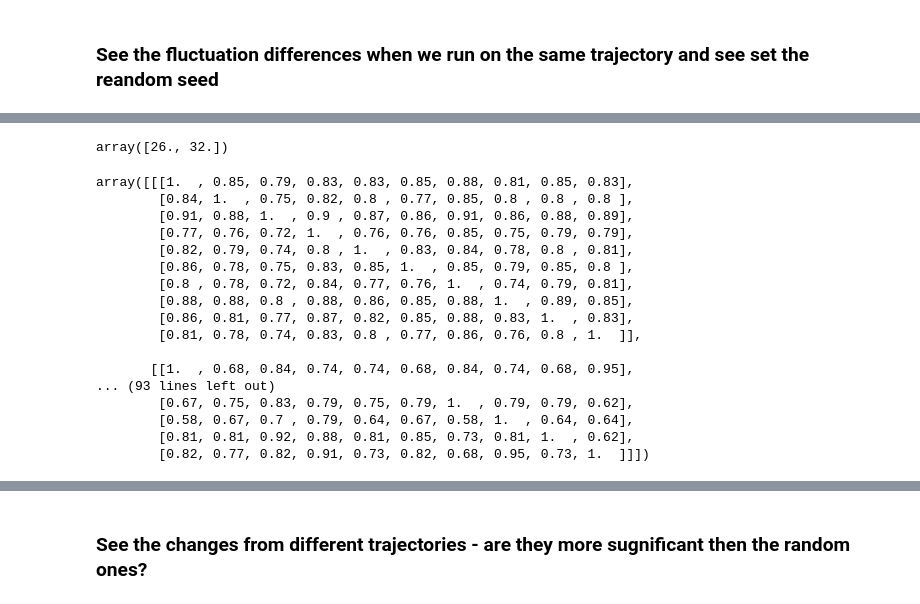
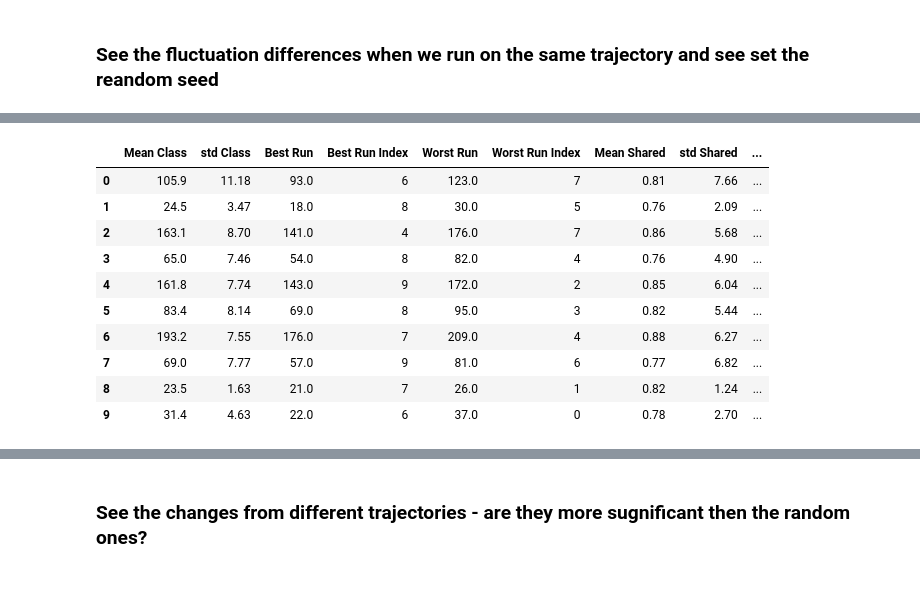
Before and after one commit to PopGalacticHistory/imagewalker, a Jupyter notebook: Fashion_MNIST_lowres_with_syclop_Random_Walk_confusion.ipynb, the cells around one changed output, grey strips where cells are left out. Cells and saved outputs as stored; diff of their text form; code cells hidden in the pictures.

```diff
--- a/Fashion_MNIST_lowres_with_syclop_Random_Walk_confusion.ipynb
+++ b/Fashion_MNIST_lowres_with_syclop_Random_Walk_confusion.ipynb
@@ -117,7 +118,7 @@ We are starting with a simple time series where the syclop starts from the same
 <br> Each time step the syclop will move one pixle up on the y axis, to a final point at (middle_point, middle_point + 10) and make a circular movement in the x direction.
 <br>
 # %%
-def create_dataset(images, labels, res, sample = 5, mixed_state = True, dvs = False):
+def create_dataset(images, labels, res, sample = 5, mixed_state = True, dvs = False, show = False):
     '''
     Creates a torch dataloader object of syclop outputs
     from a list of images and labels.
@@ -139,17 +140,18 @@ def create_dataset(images, labels, res, sample = 5, mixed_state = True, dvs = Fa
     ts_images = []
     dvs_images = []
     count = 0
-    #create subplot to hold examples from the dataset
-    fig, ax = plt.subplots(2,5)
-    i = 0 #indexises for the subplot for image and for syclop vision
+    if show:
+        #create subplot to hold examples from the dataset
+        fig, ax = plt.subplots(2,5)
+        i = 0 #indexises for the subplot for image and for syclop vision
     for img in images:
         orig_img = np.reshape(img,[28,28])
         #Set the padded image
         img=misc.build_mnist_padded(1./256*np.reshape(img,[1,28,28]))
-
-        if count < 5:
-            ax[0,i].imshow(orig_img)
-            ax[0,i].set_title(labels[count])
+        if show:
+            if count < 5:
+                ax[0,i].imshow(orig_img)
+                ax[0,i].set_title(labels[count])
         #Set the sensor and the agent
         scene = syc.Scene(image_matrix=img)
         sensor = syc.Sensor(winx=56,winy=56,centralwinx=28,centralwiny=28)
@@ -180,10 +182,11 @@ def create_dataset(images, labels, res, sample = 5, mixed_state = True, dvs = Fa
             imim.append(sensor.central_frame_view)
             dimim.append(sensor.central_dvs_view)
         #Create a unified matrix from the list
-        if count < 5:
-            ax[1,i].imshow(imim[0])
-            ax[1,i].set_title(labels[count])
-            i+=1
+        if show:
+            if count < 5:
+                ax[1,i].imshow(imim[0])
+                ax[1,i].set_title(labels[count])
+                i+=1
 
 
         imim = np.array(imim)
@@ -687,29 +778,16 @@ array([[[121., 103.,  96., 101., 101., 103., 107.,  98., 103., 101.],
-# %%
- np.partition(diagonal, 1)[-2:]
-# %% [output]
-array([26., 32.])
-# %%
-#see the percentage of very_particular_confusion1
-for i in range(len(indices1)):
-    for class_ in range(10):
-        very_particular_confusion1[class_, i, :] /= very_particular_confusion1[class_, i, i]
-
-np.round(very_particular_confusion1, decimals = 2)
-# %% [output]
-array([[[1.  , 0.85, 0.79, 0.83, 0.83, 0.85, 0.88, 0.81, 0.85, 0.83],
-        [0.84, 1.  , 0.75, 0.82, 0.8 , 0.77, 0.85, 0.8 , 0.8 , 0.8 ],
-        [0.91, 0.88, 1.  , 0.9 , 0.87, 0.86, 0.91, 0.86, 0.88, 0.89],
-        [0.77, 0.76, 0.72, 1.  , 0.76, 0.76, 0.85, 0.75, 0.79, 0.79],
-        [0.82, 0.79, 0.74, 0.8 , 1.  , 0.83, 0.84, 0.78, 0.8 , 0.81],
-        [0.86, 0.78, 0.75, 0.83, 0.85, 1.  , 0.85, 0.79, 0.85, 0.8 ],
-        [0.8 , 0.78, 0.72, 0.84, 0.77, 0.76, 1.  , 0.74, 0.79, 0.81],
-        [0.88, 0.88, 0.8 , 0.88, 0.86, 0.85, 0.88, 1.  , 0.89, 0.85],
-        [0.86, 0.81, 0.77, 0.87, 0.82, 0.85, 0.88, 0.83, 1.  , 0.83],
-        [0.81, 0.78, 0.74, 0.83, 0.8 , 0.77, 0.86, 0.76, 0.8 , 1.  ]],
-
-       [[1.  , 0.68, 0.84, 0.74, 0.74, 0.68, 0.84, 0.74, 0.68, 0.95],
-... (93 lines left out)
-        [0.67, 0.75, 0.83, 0.79, 0.75, 0.79, 1.  , 0.79, 0.79, 0.62],
-        [0.58, 0.67, 0.7 , 0.79, 0.64, 0.67, 0.58, 1.  , 0.64, 0.64],
-        [0.81, 0.81, 0.92, 0.88, 0.81, 0.85, 0.73, 0.81, 1.  , 0.62],
-        [0.82, 0.77, 0.82, 0.91, 0.73, 0.82, 0.68, 0.95, 0.73, 1.  ]]])
+# %%
+Database = Database.round(decimals = 2)
+Database.to_pickle('No_restart_sum_data.pickle')
+Database
+# %% [output]
+|  | Mean Class | std Class | Best Run | Best Run Index | Worst Run | Worst Run Index | Mean Shared | std Shared | ... |
+| 0 | 105.9 | 11.18 | 93.0 | 6 | 123.0 | 7 | 0.81 | 7.66 | ... |
+| 1 | 24.5 | 3.47 | 18.0 | 8 | 30.0 | 5 | 0.76 | 2.09 | ... |
+| 2 | 163.1 | 8.70 | 141.0 | 4 | 176.0 | 7 | 0.86 | 5.68 | ... |
+| 3 | 65.0 | 7.46 | 54.0 | 8 | 82.0 | 4 | 0.76 | 4.90 | ... |
+| 4 | 161.8 | 7.74 | 143.0 | 9 | 172.0 | 2 | 0.85 | 6.04 | ... |
+| 5 | 83.4 | 8.14 | 69.0 | 8 | 95.0 | 3 | 0.82 | 5.44 | ... |
+| 6 | 193.2 | 7.55 | 176.0 | 7 | 209.0 | 4 | 0.88 | 6.27 | ... |
+| 7 | 69.0 | 7.77 | 57.0 | 9 | 81.0 | 6 | 0.77 | 6.82 | ... |
+| 8 | 23.5 | 1.63 | 21.0 | 7 | 26.0 | 1 | 0.82 | 1.24 | ... |
+| 9 | 31.4 | 4.63 | 22.0 | 6 | 37.0 | 0 | 0.78 | 2.70 | ... |
```
Also changed, not shown: parts of 20 cells of this notebook, 2 other files.
